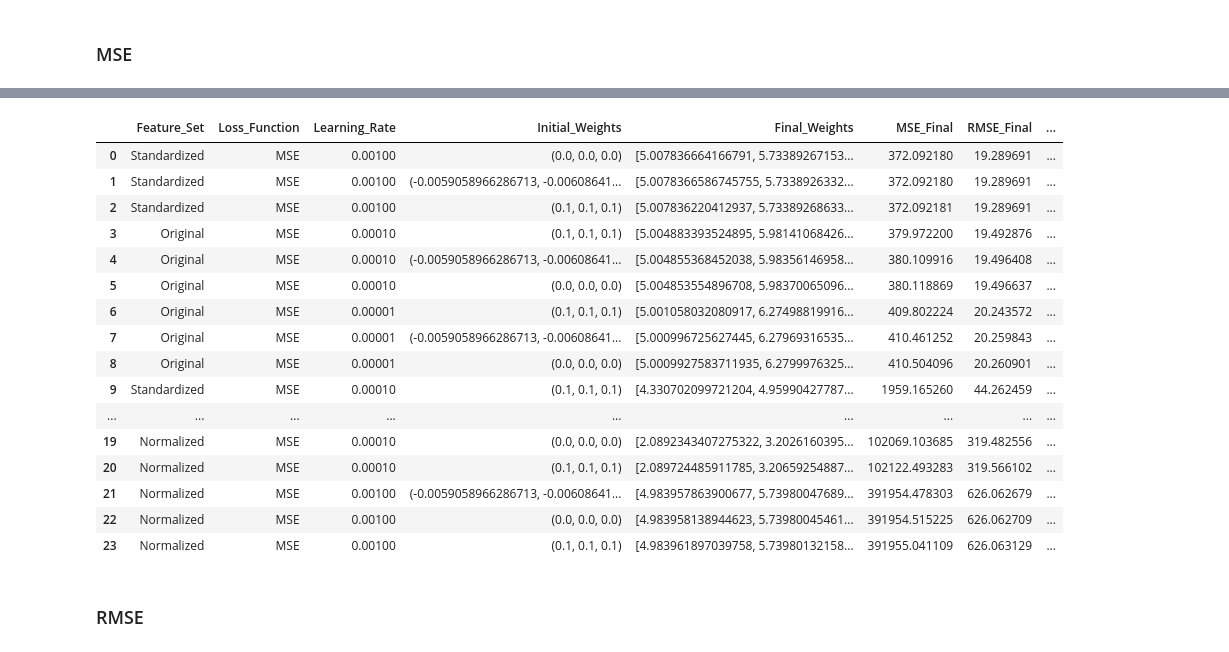
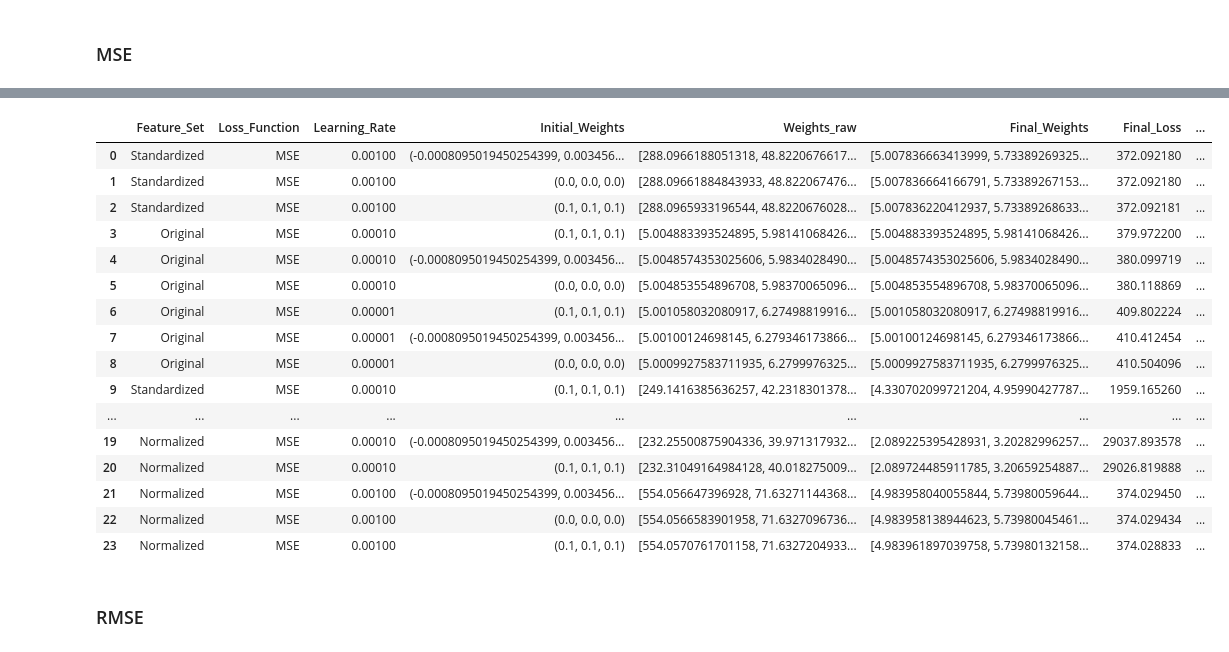
Before and after one commit to matheusssilva991/rna_tarefas_mestrado, a Jupyter notebook: src/tarefa2.ipynb, the cells around one changed output, grey strips where cells are left out. Cells and saved outputs as stored; diff of their text form; code cells hidden in the pictures.

```diff
--- a/src/tarefa2.ipynb
+++ b/src/tarefa2.ipynb
@@ -110,9 +110,9 @@ array([ 5.0081046 ,  5.73419945, 10.59963756])
 def make_function(w):
     def f(x, y):
         if np.isscalar(x) and np.isscalar(y):
-            return w @ np.array([x**3, y**2, 1])
+            return w @ np.array([x, y, 1])
         else:
-            return np.array([w @ np.array([xi**3, yi**2, 1]) for xi, yi in zip(x, y)])
+            return np.array([w @ np.array([xi, yi, 1]) for xi, yi in zip(x, y)])
     return f
 
 features = df[['x', 'y']]
@@ -121,6 +121,8 @@ y = df['z']
 # Criar os objetos para Normalização e Padronização
 min_max_scaler = MinMaxNormalizer(-1, 1)
 standard_scaler = StandardScaler()
+min_max_scaler_z = MinMaxNormalizer(-1, 1)
+standard_scaler_z = StandardScaler()
 
 # Cria as cópias dos dados para normalização e padronização
 cubed_squared_features = features.copy()  # Mantém os dados originais para comparação
@@ -132,14 +134,20 @@ features_standardized = cubed_squared_features.copy()
 # Ajusta os normalizadores e padronizadores aos dados
 min_max_scaler.fit(features_normalized)
 standard_scaler.fit(features_standardized)
+min_max_scaler_z.fit(y.values.reshape(-1, 1))
+standard_scaler_z.fit(y.values.reshape(-1, 1))
 
 # Normaliza e Padroniza os dados
 features_normalized = min_max_scaler.normalize(features_normalized)
 features_standardized = standard_scaler.normalize(features_standardized)
+y_normalized = min_max_scaler_z.normalize(y.values.reshape(-1, 1)).flatten()
+y_standardized = standard_scaler_z.normalize(y.values.reshape(-1, 1)).flatten()
 
 # Listas para iteração
-features_list = [features, features_normalized, features_standardized]
+features_list = [cubed_squared_features, features_normalized, features_standardized]
 features_names = ['Original', 'Normalized', 'Standardized']
+#target_list = [y.values, y_normalized, y_standardized]
+target_list = [y.values, y.values, y.values]
 loss_fn_names = ['MSE', 'MAE', 'RMSE']
 loss_fn_makers = [make_mse_loss_function, make_mae_loss_function, make_rmse_loss_function]
 
@@ -156,21 +164,19 @@ tolerance = 1e-6
 # %%
 dict_results = {}
 
-for feature_set, feature_name in zip(features_list, features_names):
+for feature_set, feature_name, target in zip(features_list, features_names, target_list):
     x_data = feature_set['x'].values
     y_data = feature_set['y'].values
-    z_data = y.values
+    z_data = target
 
-    x_data_orig = features['x'].values
-    y_data_orig = features['y'].values
+    x_data_orig = cubed_squared_features['x'].values
+    y_data_orig = cubed_squared_features['y'].values
+    z_data_orig = y
 
     for loss_fn_name, loss_fn_maker in zip(loss_fn_names, loss_fn_makers):
         loss_function, grad_loss_function = None, None
 
-        if feature_name == 'Original':
-            loss_function, grad_loss_function = loss_fn_maker(x_data ** 3, y_data ** 2, z_data)
-        else:
-            loss_function, grad_loss_function = loss_fn_maker(x_data, y_data, z_data)
+        loss_function, grad_loss_function = loss_fn_maker(x_data, y_data, z_data)
 
         for lr in learning_rates:
             for initial_w in initial_weights:
@@ -189,6 +195,7 @@ for feature_set, feature_name in zip(features_list, features_names):
                     print(f"Erro para LR={lr}, Initial_W={initial_w}: {e}")
                     continue
 
+                weights_raw = weights[-1].copy()
                 if feature_name == 'Standardized':
                     weights[-1] = standard_scaler.desnormalize_weights(weights[-1])
                 elif feature_name == 'Normalized':
@@ -196,13 +203,14 @@ for feature_set, feature_name in zip(features_list, features_names):
 
                 function_aprox = make_function(weights[-1])
 
-                mse_final = np.mean((z_data - function_aprox(x_data_orig, y_data_orig)) ** 2)
+                mse_final = np.mean((z_data_orig - function_aprox(x_data_orig, y_data_orig)) ** 2)
                 rmse_final = np.sqrt(mse_final)
-                mae_final = np.mean(np.abs(z_data - function_aprox(x_data_orig, y_data_orig)))
+                mae_final = np.mean(np.abs(z_data_orig - function_aprox(x_data_orig, y_data_orig)))
 
                 key = (feature_name, loss_fn_name, lr, tuple(initial_w))
                 dict_results[key] = {
                     'weights': weights,
+                    'weights_raw': weights_raw,
                     'losses': losses,
                     'n_iters': n_iters,
                     'mse_final': mse_final,
@@ -216,6 +224,7 @@ df_result = pd.DataFrame([
         'Loss_Function': key[1],
         'Learning_Rate': key[2],
         'Initial_Weights': key[3],
+        'Weights_raw': value['weights_raw'],
         'Final_Weights': value['weights'][-1],
         'Final_Loss': value['losses'][-1],
         'MSE_Final': value['mse_final'],
@@ -236,7 +245,7 @@ df_result_to_save['Final_Weights'] = df_result_to_save['Final_Weights'].apply(la
 
 df_result_to_save.to_excel('../output/tarefa2_results.xlsx', index=False, float_format="%.6g")
 
-df_result.sort_values(by='MSE_Final').groupby('Loss_Function').head(3).reset_index(drop=True).drop(columns=['Final_Loss'])
+df_result.sort_values(by='MSE_Final').groupby('Loss_Function').head(3).reset_index(drop=True)
 # %% [output]
 overflow encountered in reduce
 
@@ -282,24 +291,24 @@ Pesos: [ 5.00783666  5.73389267 10.59907048]
 # %%
-df_result_mse = df_result[df_result['Loss_Function'] == 'MSE'].sort_values(by='MSE_Final').drop(columns='Final_Loss').reset_index(drop=True)
+df_result_mse = df_result[df_result['Loss_Function'] == 'MSE'].sort_values(by='MSE_Final').reset_index(drop=True)
 df_result_mse
 # %% [output]
-|  | Feature_Set | Loss_Function | Learning_Rate | Initial_Weights | Final_Weights | MSE_Final | RMSE_Final | ... |
-| 0 | Standardized | MSE | 0.00100 | (0.0, 0.0, 0.0) | [5.007836664166791, 5.73389267153... | 372.092180 | 19.289691 | ... |
-| 1 | Standardized | MSE | 0.00100 | (-0.0059058966286713, -0.00608641... | [5.0078366586745755, 5.7338926332... | 372.092180 | 19.289691 | ... |
-| 2 | Standardized | MSE | 0.00100 | (0.1, 0.1, 0.1) | [5.007836220412937, 5.73389268633... | 372.092181 | 19.289691 | ... |
-| 3 | Original | MSE | 0.00010 | (0.1, 0.1, 0.1) | [5.004883393524895, 5.98141068426... | 379.972200 | 19.492876 | ... |
-| 4 | Original | MSE | 0.00010 | (-0.0059058966286713, -0.00608641... | [5.004855368452038, 5.98356146958... | 380.109916 | 19.496408 | ... |
-| 5 | Original | MSE | 0.00010 | (0.0, 0.0, 0.0) | [5.004853554896708, 5.98370065096... | 380.118869 | 19.496637 | ... |
-| 6 | Original | MSE | 0.00001 | (0.1, 0.1, 0.1) | [5.001058032080917, 6.27498819916... | 409.802224 | 20.243572 | ... |
-| 7 | Original | MSE | 0.00001 | (-0.0059058966286713, -0.00608641... | [5.000996725627445, 6.27969316535... | 410.461252 | 20.259843 | ... |
-| 8 | Original | MSE | 0.00001 | (0.0, 0.0, 0.0) | [5.0009927583711935, 6.2799976325... | 410.504096 | 20.260901 | ... |
-| 9 | Standardized | MSE | 0.00010 | (0.1, 0.1, 0.1) | [4.330702099721204, 4.95990427787... | 1959.165260 | 44.262459 | ... |
+|  | Feature_Set | Loss_Function | Learning_Rate | Initial_Weights | Weights_raw | Final_Weights | Final_Loss | ... |
+| 0 | Standardized | MSE | 0.00100 | (-0.0008095019450254399, 0.003456... | [288.0966188051318, 48.8220676617... | [5.007836663413999, 5.73389269325... | 372.092180 | ... |
+| 1 | Standardized | MSE | 0.00100 | (0.0, 0.0, 0.0) | [288.09661884843933, 48.822067476... | [5.007836664166791, 5.73389267153... | 372.092180 | ... |
+| 2 | Standardized | MSE | 0.00100 | (0.1, 0.1, 0.1) | [288.0965933196544, 48.8220676028... | [5.007836220412937, 5.73389268633... | 372.092181 | ... |
+| 3 | Original | MSE | 0.00010 | (0.1, 0.1, 0.1) | [5.004883393524895, 5.98141068426... | [5.004883393524895, 5.98141068426... | 379.972200 | ... |
+| 4 | Original | MSE | 0.00010 | (-0.0008095019450254399, 0.003456... | [5.0048574353025606, 5.9834028490... | [5.0048574353025606, 5.9834028490... | 380.099719 | ... |
+| 5 | Original | MSE | 0.00010 | (0.0, 0.0, 0.0) | [5.004853554896708, 5.98370065096... | [5.004853554896708, 5.98370065096... | 380.118869 | ... |
+| 6 | Original | MSE | 0.00001 | (0.1, 0.1, 0.1) | [5.001058032080917, 6.27498819916... | [5.001058032080917, 6.27498819916... | 409.802224 | ... |
+| 7 | Original | MSE | 0.00001 | (-0.0008095019450254399, 0.003456... | [5.00100124698145, 6.279346173866... | [5.00100124698145, 6.279346173866... | 410.412454 | ... |
+| 8 | Original | MSE | 0.00001 | (0.0, 0.0, 0.0) | [5.0009927583711935, 6.2799976325... | [5.0009927583711935, 6.2799976325... | 410.504096 | ... |
+| 9 | Standardized | MSE | 0.00010 | (0.1, 0.1, 0.1) | [249.1416385636257, 42.2318301378... | [4.330702099721204, 4.95990427787... | 1959.165260 | ... |
 | ... | ... | ... | ... | ... | ... | ... | ... | ... |
-| 19 | Normalized | MSE | 0.00010 | (0.0, 0.0, 0.0) | [2.0892343407275322, 3.2026160395... | 102069.103685 | 319.482556 | ... |
-| 20 | Normalized | MSE | 0.00010 | (0.1, 0.1, 0.1) | [2.089724485911785, 3.20659254887... | 102122.493283 | 319.566102 | ... |
-| 21 | Normalized | MSE | 0.00100 | (-0.0059058966286713, -0.00608641... | [4.983957863900677, 5.73980047689... | 391954.478303 | 626.062679 | ... |
-| 22 | Normalized | MSE | 0.00100 | (0.0, 0.0, 0.0) | [4.983958138944623, 5.73980045461... | 391954.515225 | 626.062709 | ... |
-| 23 | Normalized | MSE | 0.00100 | (0.1, 0.1, 0.1) | [4.983961897039758, 5.73980132158... | 391955.041109 | 626.063129 | ... |
+| 19 | Normalized | MSE | 0.00010 | (-0.0008095019450254399, 0.003456... | [232.25500875904336, 39.971317932... | [2.089225395428931, 3.20282996257... | 29037.893578 | ... |
+| 20 | Normalized | MSE | 0.00010 | (0.1, 0.1, 0.1) | [232.31049164984128, 40.018275009... | [2.089724485911785, 3.20659254887... | 29026.819888 | ... |
+| 21 | Normalized | MSE | 0.00100 | (-0.0008095019450254399, 0.003456... | [554.056647396928, 71.63271144368... | [4.983958040055844, 5.73980059644... | 374.029450 | ... |
+| 22 | Normalized | MSE | 0.00100 | (0.0, 0.0, 0.0) | [554.0566583901958, 71.6327096736... | [4.983958138944623, 5.73980045461... | 374.029434 | ... |
+| 23 | Normalized | MSE | 0.00100 | (0.1, 0.1, 0.1) | [554.0570761701158, 71.6327204933... | [4.983961897039758, 5.73980132158... | 374.028833 | ... |
 # %% [markdown]
 ### RMSE
 # %%
```
Also changed, not shown: parts of 4 cells of this notebook, 4 other files.
